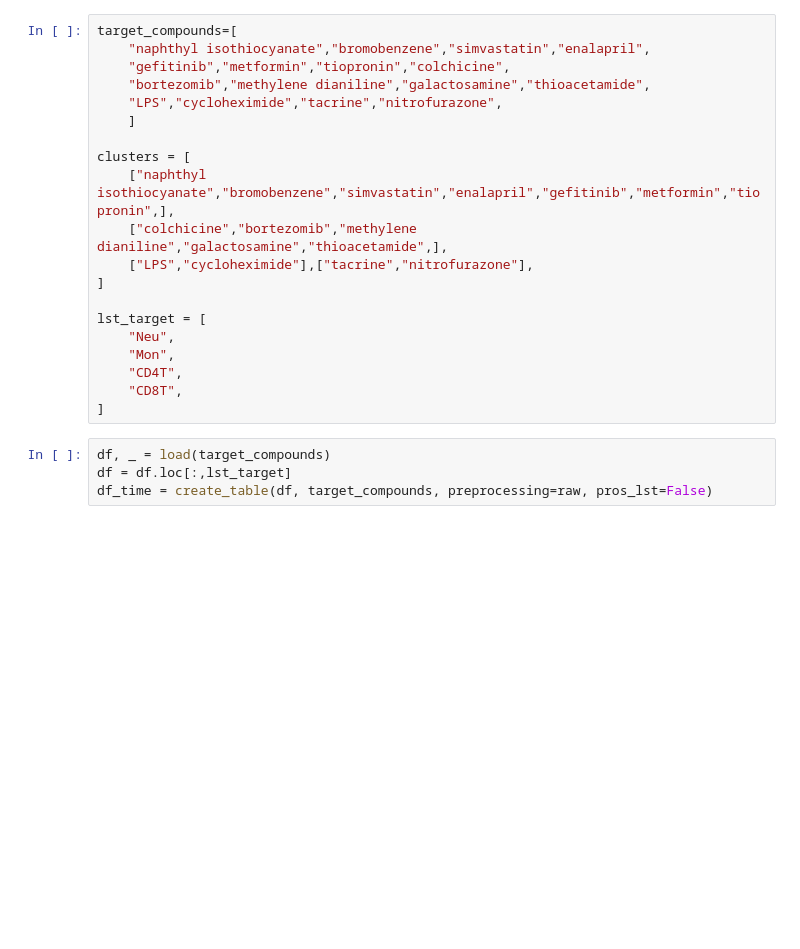
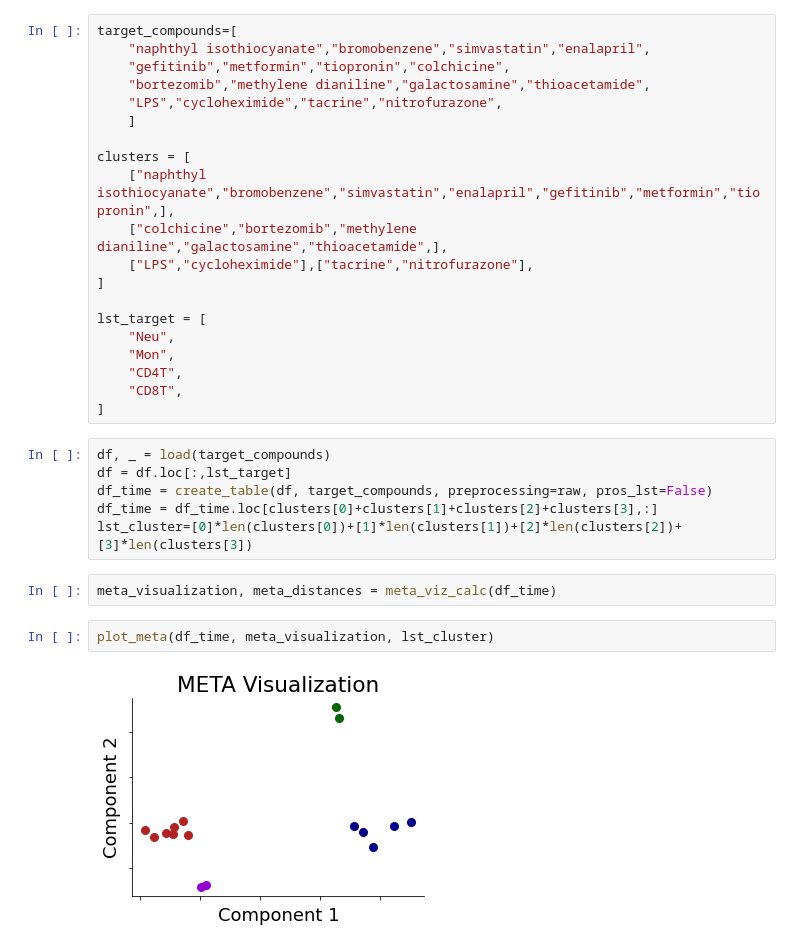
Before and after one commit to mizuno-group/RatDeconvolution, a Jupyter notebook: code/3_clustering.ipynb, the cells around one changed output. Drawn from its saved outputs; the diff is of its cells as text; blank space fills up the shorter version.

Commit message:
[230508 morita] change 3/4 figure 1

```diff
--- a/code/3_clustering.ipynb
+++ b/code/3_clustering.ipynb
@@ -184,3 +292,11 @@ lst_target = [
 df, _ = load(target_compounds)
 df = df.loc[:,lst_target]
 df_time = create_table(df, target_compounds, preprocessing=raw, pros_lst=False)
+df_time = df_time.loc[clusters[0]+clusters[1]+clusters[2]+clusters[3],:]
+lst_cluster=[0]*len(clusters[0])+[1]*len(clusters[1])+[2]*len(clusters[2])+[3]*len(clusters[3])
+# %%
+meta_visualization, meta_distances = meta_viz_calc(df_time)
+# %%
+plot_meta(df_time, meta_visualization, lst_cluster)
+# %% [output]
+[figure, added]
```
Also changed, not shown: parts of 19 cells of this notebook, 2 other files.
